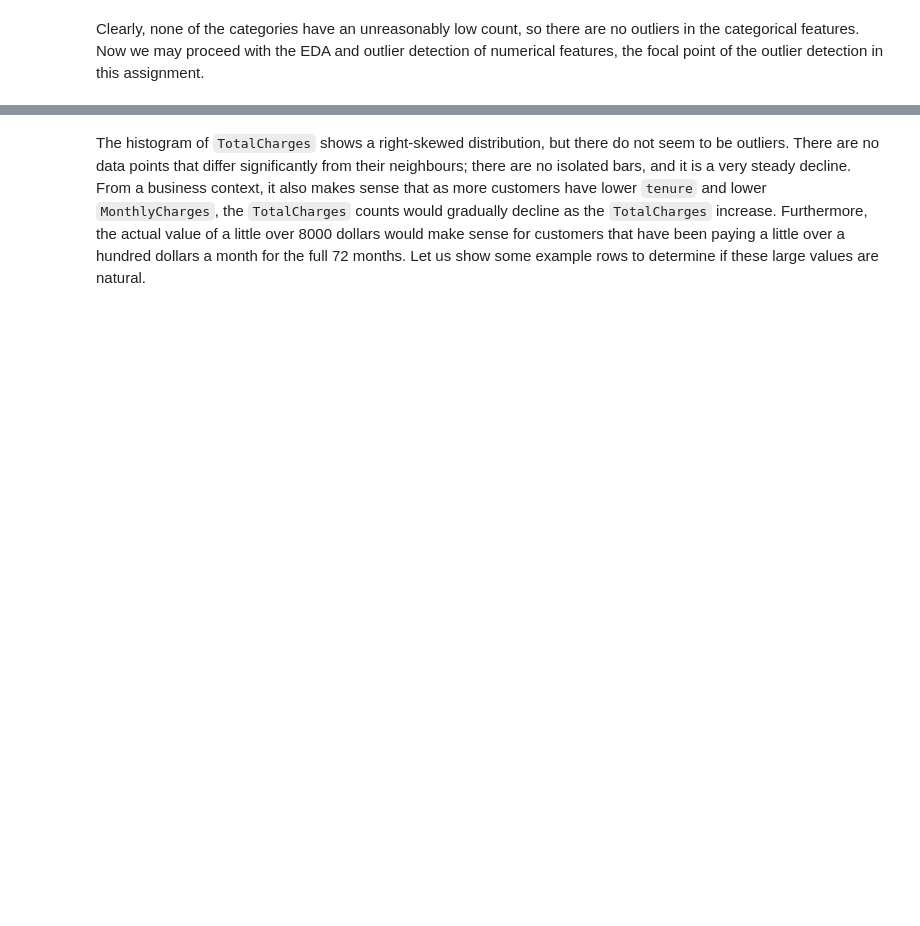
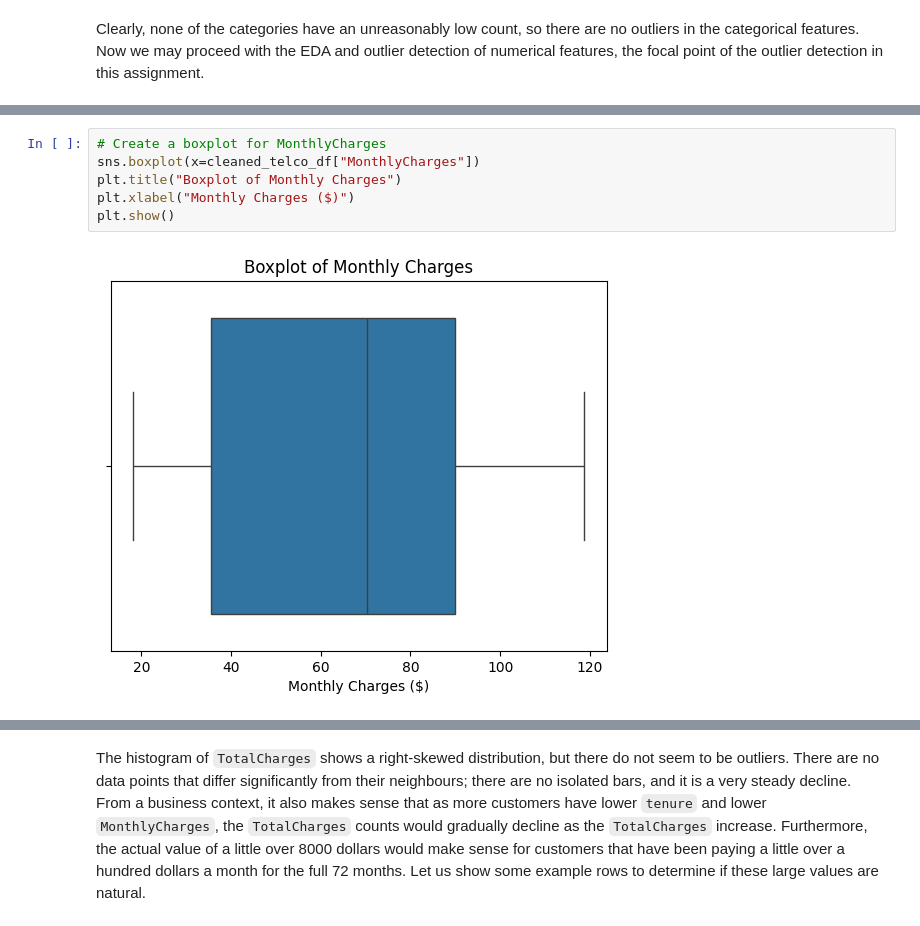
Before and after one commit to Natasa127/CSI4142-A3, a Jupyter notebook: Classification.ipynb, the cells around one changed output, grey strips where cells are left out. Drawn from its saved outputs; the diff is of its cells as text; blank space fills up the shorter version.

```diff
--- a/Classification.ipynb
+++ b/Classification.ipynb
@@ -908,0 +914,8 @@ There are no outliers for the `MonthlyCharges` either. Similar to `tenure`, ther
+# %%
+# Create a boxplot for MonthlyCharges
+sns.boxplot(x=cleaned_telco_df["MonthlyCharges"])
+plt.title("Boxplot of Monthly Charges")
+plt.xlabel("Monthly Charges ($)")
+plt.show()
+# %% [output]
+[figure, added]
```
Also changed, not shown: parts of 20 cells of this notebook.
